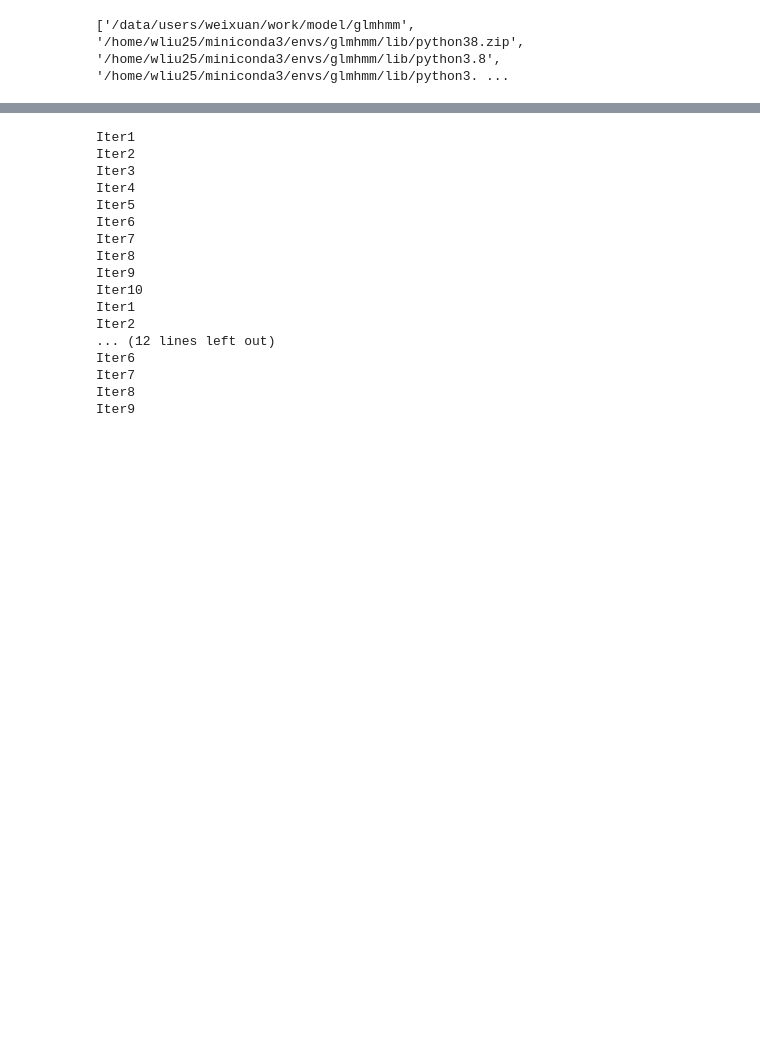
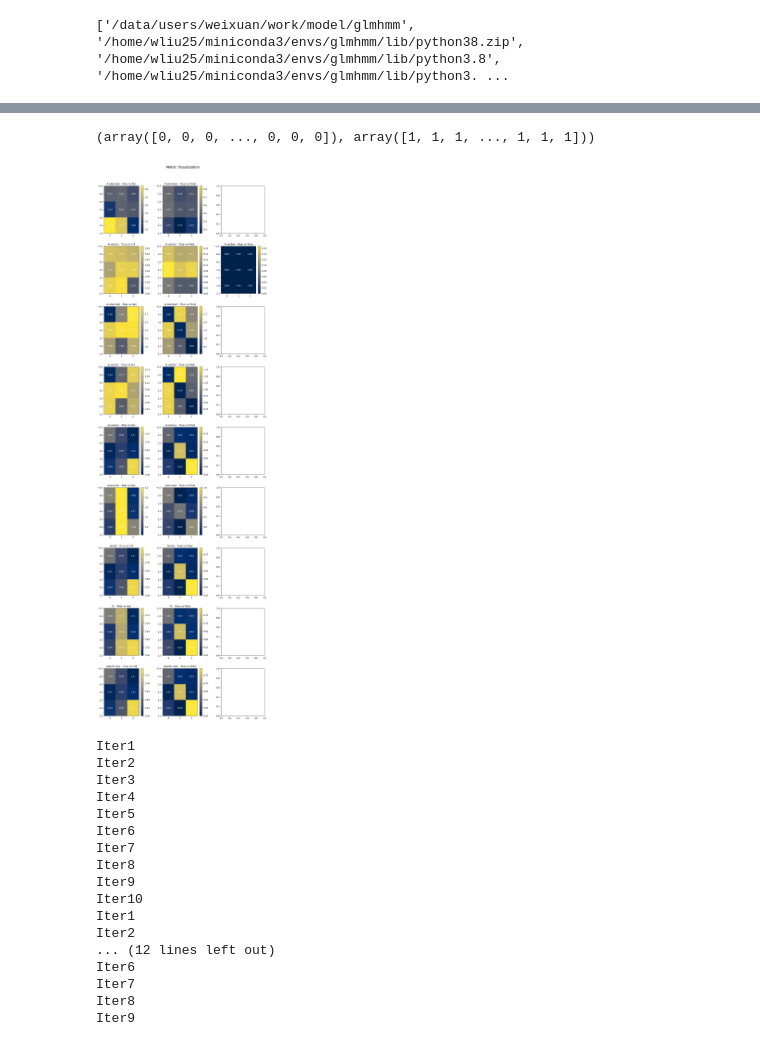
Before and after one commit to weixuanliu11/flytrack, a Jupyter notebook: model/glmhmm/metric testing.ipynb, the cells around one changed output, grey strips where cells are left out. Saved outputs shown, nothing was run; the diff lists cells and outputs as text; code cells hidden in the pictures; blank space fills up the shorter version.

Commit message:
metric update

```diff
--- a/model/glmhmm/metric testing.ipynb
+++ b/model/glmhmm/metric testing.ipynb
@@ -10,0 +212,9 @@ from analysis import find_permutation, evaluate_classification, calculate_match_
+# %%
+N=500
+dim_output=2
+D = 7
+K = 2
+
+train_and_store_model(N, K, D, dim_output)
+storage_all = analyze_stored_models(N, K, D, dim_output)
+storage_all
@@ -11,3 +336,69 @@ from analysis import find_permutation, evaluate_classification, calculate_match_
+# %%
+np.array(stored_models[0]['true_states_seq']), np.array(stored_models[0]['pred_states_seq'])
+# %% [output]
+(array([0, 0, 0, ..., 0, 0, 0]), array([1, 1, 1, ..., 1, 1, 1]))
+# %%
+colormap = "cividis"
+storage_all #(true, pred, true to init/pred, metric)
+metrics = ["A element", "A vector", "w element", "w vector", "accuracy", "precision", "recall", "f1", "match rate"]
+
+fig, axes = plt.subplots(len(metrics), 3, figsize=(12, 36))
+fig.tight_layout(pad=4.0)
+
+# Iterate through metrics and subplots
+for idx, metric in enumerate(metrics):
+    # Extract data for the current metric
+    true2init = storage_all[:, :, 0, idx]
+    true2pred = storage_all[:, :, 1, idx]
+
+
+    # Compute vmin and vmax for the current row (shared between true2init and true2pred)
+    vmin = min(true2init.min(), true2pred.min())
+    vmax = max(true2init.max(), true2pred.max())
+
+    if idx == 1:
+        true2true = storage_all[:, :, 2, idx]
+        vmin = min(vmin, true2true.min())
+        vmax = max(vmax, true2true.max())
+
+    # Plot true-to-init
+    ax_init = axes[idx, 0]
+    c1 = ax_init.imshow(true2init, aspect='auto', cmap=colormap, vmin=vmin, vmax=vmax)
+    ax_init.set_title(f"{metric} - True vs Init")
+    fig.colorbar(c1, ax=ax_init)
+    # Add text annotations for each value
+    for i in range(true2init.shape[0]):
+        for j in range(true2init.shape[1]):
+            ax_init.text(j, i, f"{true2init[i, j]:.2f}", ha='center', va='center', color='white')
+
+    # Plot true-to-pred
+    ax_pred = axes[idx, 1]
+    c2 = ax_pred.imshow(true2pred, aspect='auto', cmap=colormap, vmin=vmin, vmax=vmax)
+    ax_pred.set_title(f"{metric} - True vs Pred")
+    fig.colorbar(c2, ax=ax_pred)
+    # Add text annotations for each value
+    for i in range(true2pred.shape[0]):
+        for j in range(true2pred.shape[1]):
+            ax_pred.text(j, i, f"{true2pred[i, j]:.2f}", ha='center', va='center', color='white')
+
+    # Plot true-to-true
+    if idx == 1:
+        ax_pred = axes[idx, 2]
+        c2 = ax_pred.imshow(true2true, aspect='auto', cmap=colormap, vmin=vmin, vmax=vmax)
+        ax_pred.set_title(f"{metric} - True vs True")
+        fig.colorbar(c2, ax=ax_pred)
+        # Add text annotations for each value
+        for i in range(true2true.shape[0]):
+            for j in range(true2true.shape[1]):
+                ax_pred.text(j, i, f"{true2true[i, j]:.2f}", ha='center', va='center', color='white')
+
+# Add overall figure title
+fig.suptitle("Metric Visualization", fontsize=16, y=1.02)
+
+# Display the plots
+plt.show()
+# %% [output]
+[figure, added]
 # %%
 N=500
 dim_output=2
```
Also changed, not shown: parts of 13 cells of this notebook, 1 other file.
